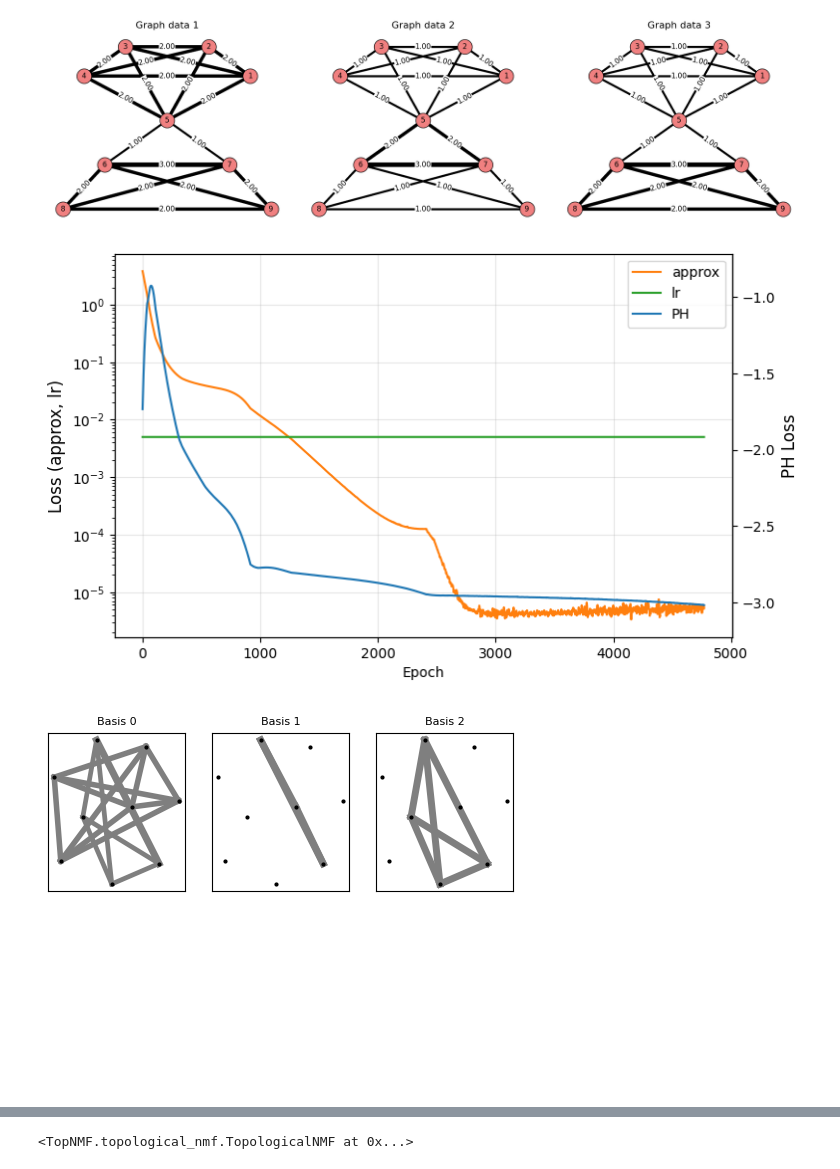
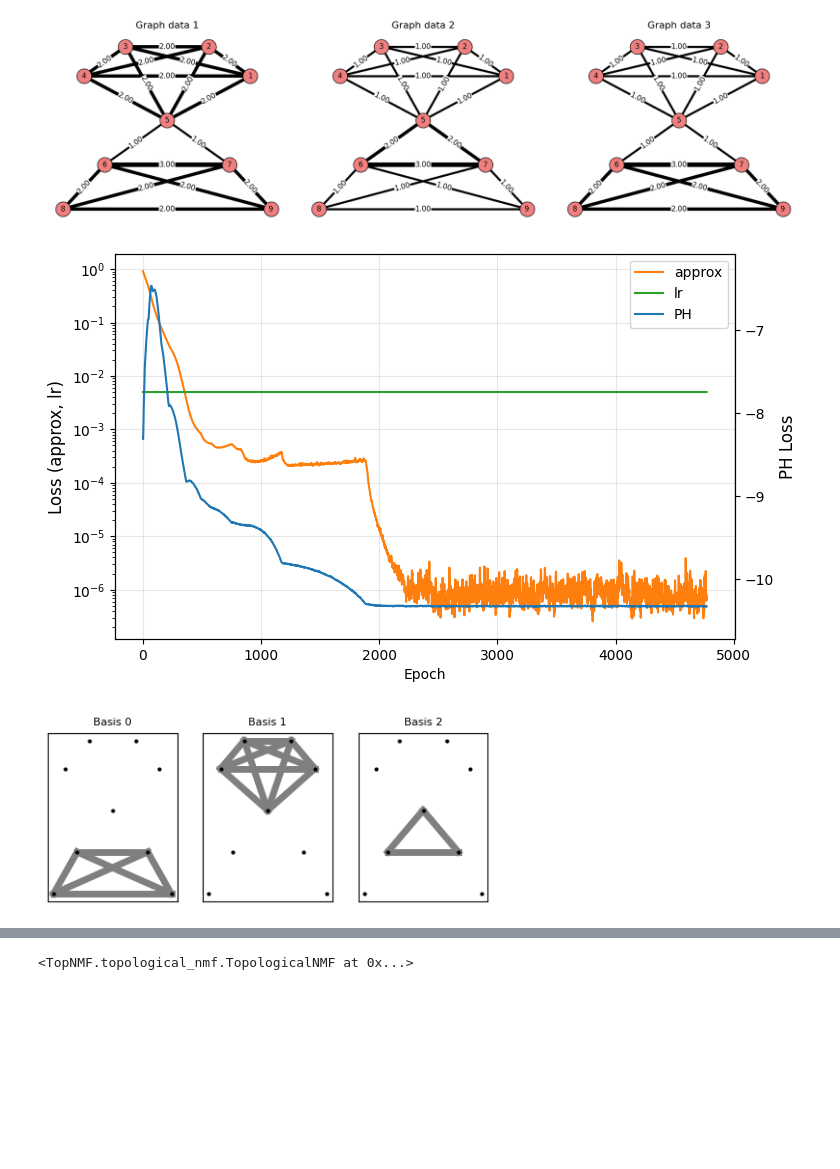
Before and after one commit to shizuo-kaji/TopNMF, a Jupyter notebook: Example 2.ipynb, the cells around one changed output, grey strips where cells are left out. Saved outputs shown, nothing was run; the diff lists cells and outputs as text; code cells hidden in the pictures; blank space fills up the shorter version.

```diff
--- a/Example 2.ipynb
+++ b/Example 2.ipynb
@@ -114,35 +114,38 @@ plot_graphs_fixed(X, all_edges, title='Graph data')
 # %%
 device = 'cpu'
 n_components = 3
 
 ph_complex = GraphFiltrationPH(max_dim=1, superlevel=True)
 
 ## specify target PH (or set to None for sparsity)
 target_diagrams = [torch.tensor([[]], dtype=torch.float, device=device, requires_grad=False),torch.tensor([[]], dtype=torch.float, device=device, requires_grad=False)]
 
 model = TopologicalNMF(
     n_components=n_components,
     device=device,
     random_state=43,
     complex=ph_complex,
     use_embedding=False,
     ph_loss_fn=clique_deviation_loss,
-    ph_loss_params={"alpha": 1.0, 'n_components':n_components}
+    ph_loss_params={"alpha": 1.0, 'remove_longest': {0: False, 1: False}}
 )
 
 model.fit(
     X,
     n_iterations=5000,
     lr=0.005,
     lambda_top=0.01,
     PH_dims=[0, 1],
-    complex_inputs={'all_edges': all_edges},
+    complex_inputs={'all_edges': all_edges, 'node_pos': fixed_pos},
     show_plots=['loss', 'PH', 'basis'],
     disp_interval=10,
     verbose=True,
     target_diagrams=target_diagrams,
-    normalize_V_max = True
+    normalize_V_max = True,
+    superlevel = True,
+    init_method = 'random',
+    plot_grid = (1,5)
 )
 # %% [output]
-[figure, old version]
+[figure, new version]
-[figure, old version]
+[figure, new version]
```
Also changed, not shown: parts of 5 cells of this notebook, 3 other files.
